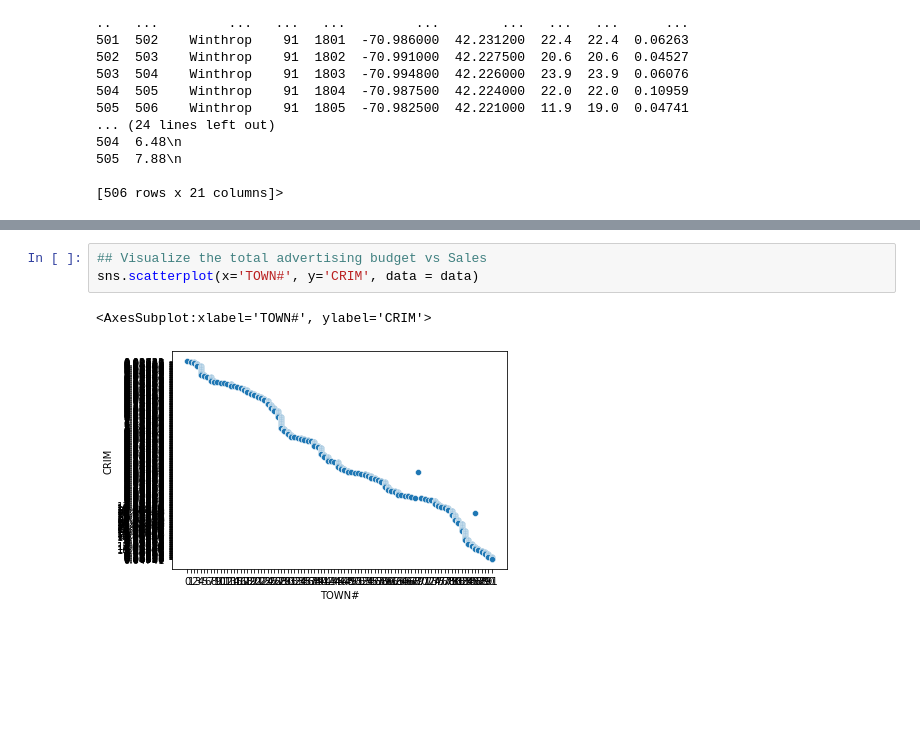
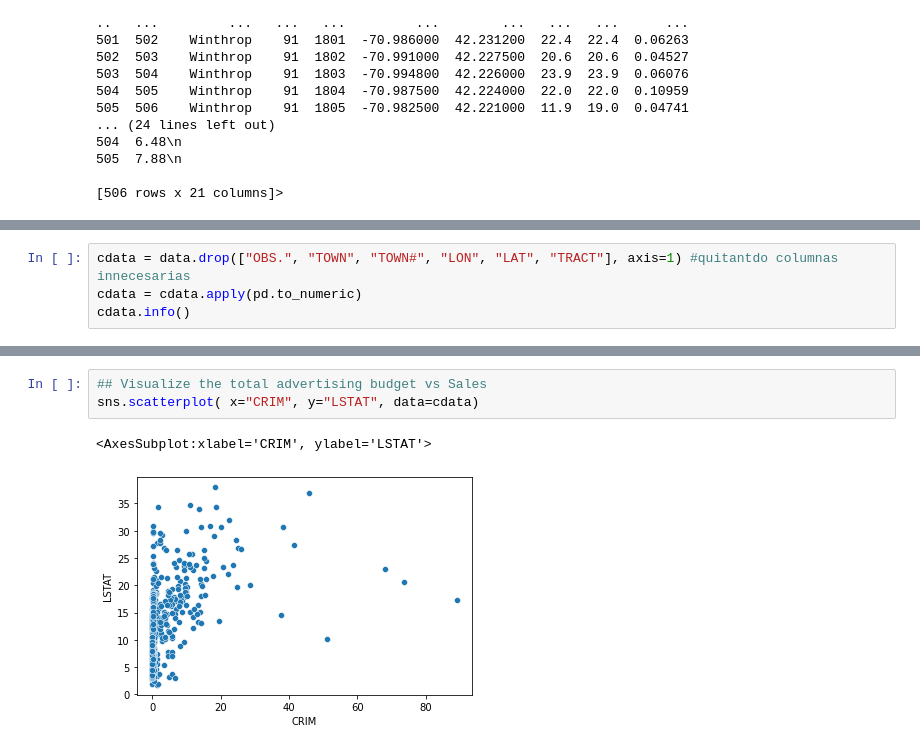
Before and after one commit to Daniel221/machineLearning, a Jupyter notebook: Lab 1.ipynb, the cells around one changed output, grey strips where cells are left out. Drawn from its saved outputs; the diff is of its cells as text; blank space fills up the shorter version.

Commit message:
fixed scatterplot issue

```diff
--- a/Lab 1.ipynb
+++ b/Lab 1.ipynb
@@ -121,0 +145,4 @@ data.keys
+# %%
+cdata = data.drop(["OBS.", "TOWN", "TOWN#", "LON", "LAT", "TRACT"], axis=1) #quitantdo columnas innecesarias
+cdata = cdata.apply(pd.to_numeric)
+cdata.info()
@@ -122,6 +183,6 @@ data.keys
 # %%
 ## Visualize the total advertising budget vs Sales
-sns.scatterplot(x='TOWN#', y='CRIM', data = data)
+sns.scatterplot( x="CRIM", y="LSTAT", data=cdata)
 # %% [output]
-<AxesSubplot:xlabel='TOWN#', ylabel='CRIM'>
+<AxesSubplot:xlabel='CRIM', ylabel='LSTAT'>
-[figure, old version]
+[figure, new version]
```
Also changed, not shown: parts of 5 cells of this notebook, 1 other file.
